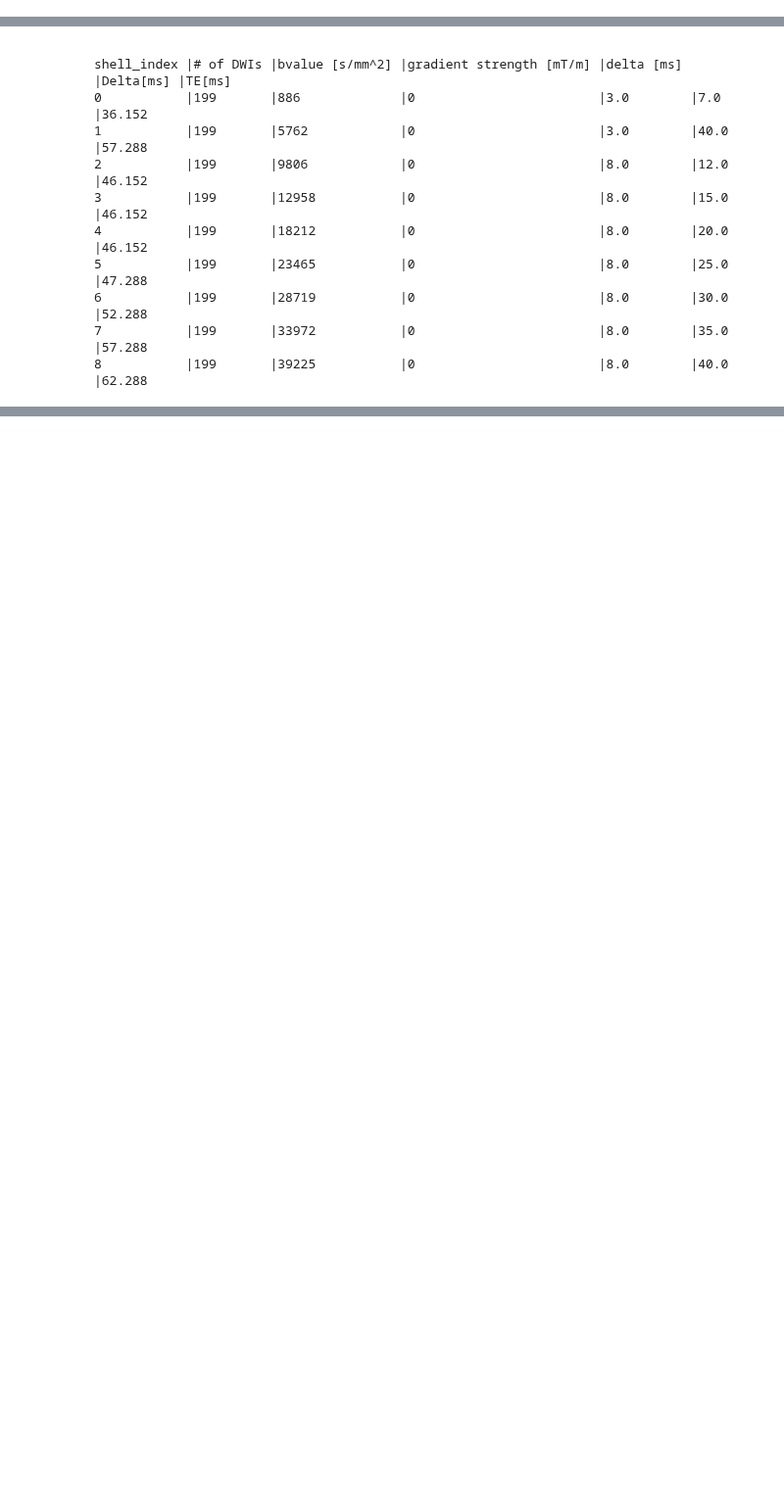
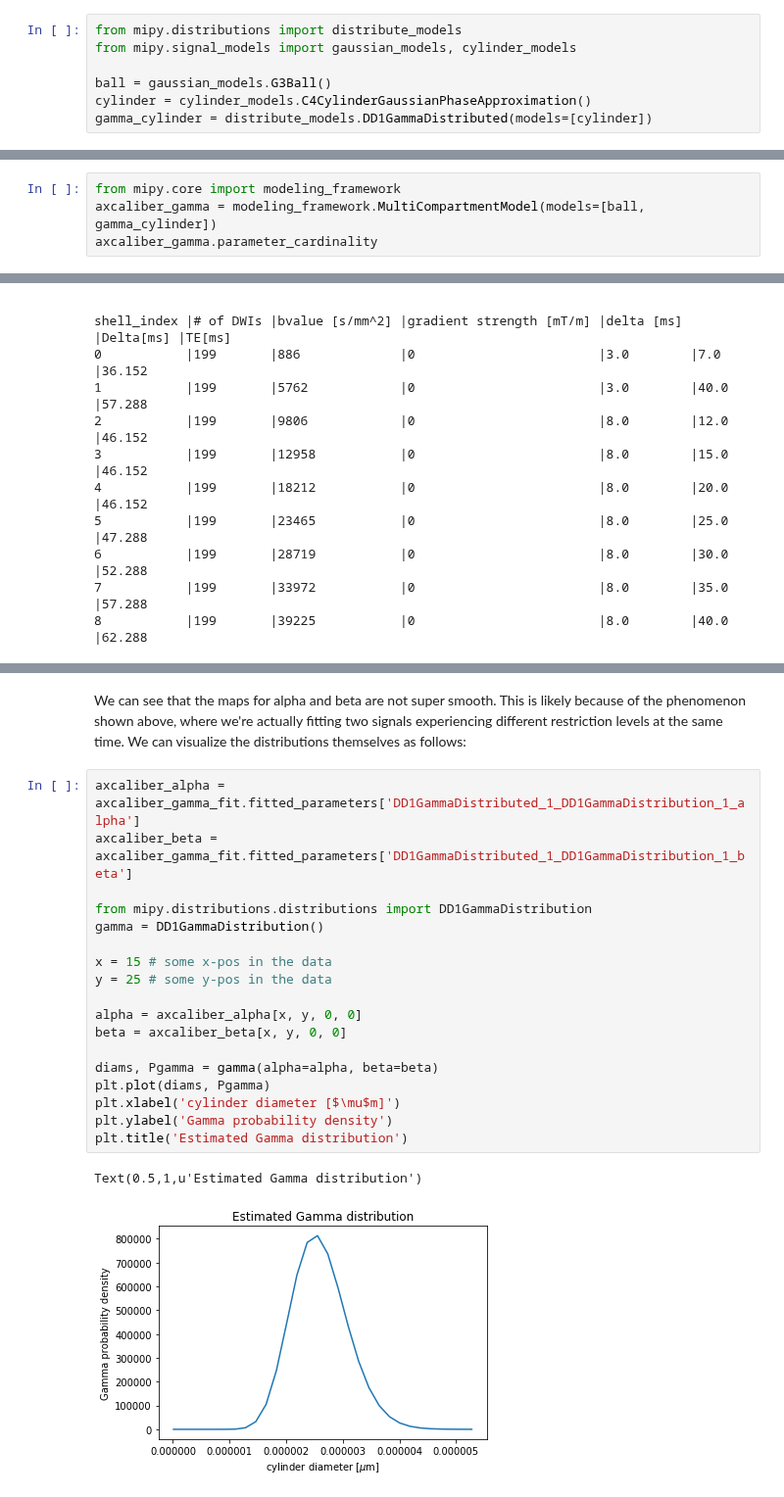
Before and after one commit to AthenaEPI/dmipy, a Jupyter notebook: examples/example_axcaliber.ipynb, the cells around one changed output, grey strips where cells are left out. Shown at 98% size. Cells and saved outputs as stored; diff of their text form; blank space fills up the shorter version.

```diff
--- a/examples/example_axcaliber.ipynb
+++ b/examples/example_axcaliber.ipynb
@@ -19,0 +25,7 @@ from mipy.data import saved_acquisition_schemes, saved_data
+# %%
+from mipy.distributions import distribute_models
+from mipy.signal_models import gaussian_models, cylinder_models
+
+ball = gaussian_models.G3Ball()
+cylinder = cylinder_models.C4CylinderGaussianPhaseApproximation()
+gamma_cylinder = distribute_models.DD1GammaDistributed(models=[cylinder])
@@ -19,0 +34,4 @@ from mipy.data import saved_acquisition_schemes, saved_data
+# %%
+from mipy.core import modeling_framework
+axcaliber_gamma = modeling_framework.MultiCompartmentModel(models=[ball, gamma_cylinder])
+axcaliber_gamma.parameter_cardinality
@@ -164,0 +171,23 @@ for name, values in fitted_parameters.items():
+# %% [markdown]
+We can see that the maps for alpha and beta are not super smooth. This is likely because of the phenomenon shown above, where we're actually fitting two signals experiencing different restriction levels at the same time. We can visualize the distributions themselves as follows:
+# %%
+axcaliber_alpha = axcaliber_gamma_fit.fitted_parameters['DD1GammaDistributed_1_DD1GammaDistribution_1_alpha']
+axcaliber_beta = axcaliber_gamma_fit.fitted_parameters['DD1GammaDistributed_1_DD1GammaDistribution_1_beta']
+
+from mipy.distributions.distributions import DD1GammaDistribution
+gamma = DD1GammaDistribution()
+
+x = 15 # some x-pos in the data
+y = 25 # some y-pos in the data
+
+alpha = axcaliber_alpha[x, y, 0, 0]
+beta = axcaliber_beta[x, y, 0, 0]
+
+diams, Pgamma = gamma(alpha=alpha, beta=beta)
+plt.plot(diams, Pgamma)
+plt.xlabel('cylinder diameter [$\mu$m]')
+plt.ylabel('Gamma probability density')
+plt.title('Estimated Gamma distribution')
+# %% [output]
+Text(0.5,1,u'Estimated Gamma distribution')
+[figure, added]
```
Also changed, not shown: parts of 59 cells of this notebook.
